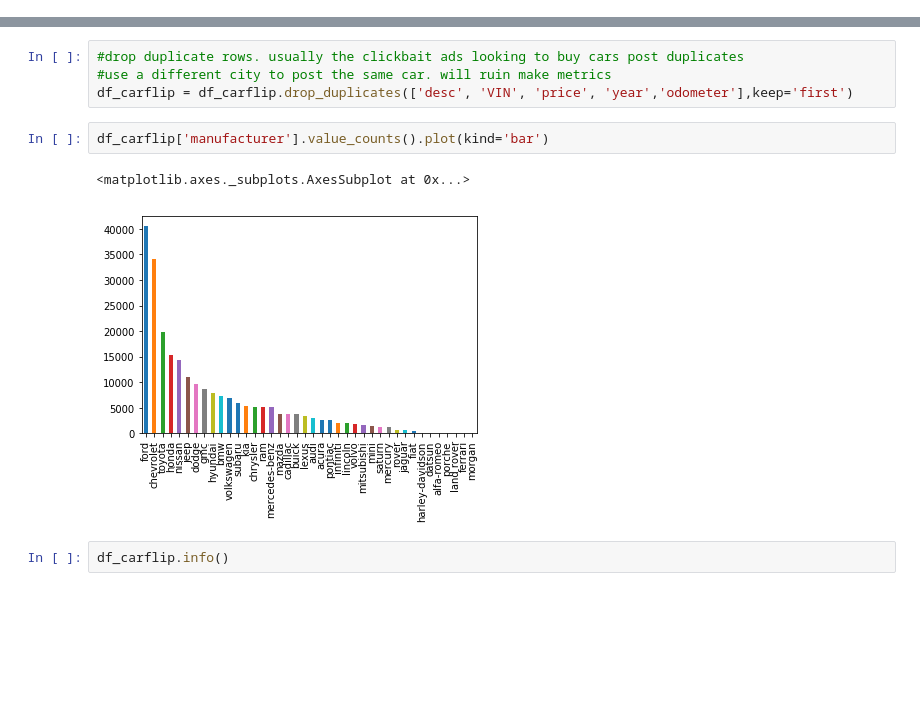
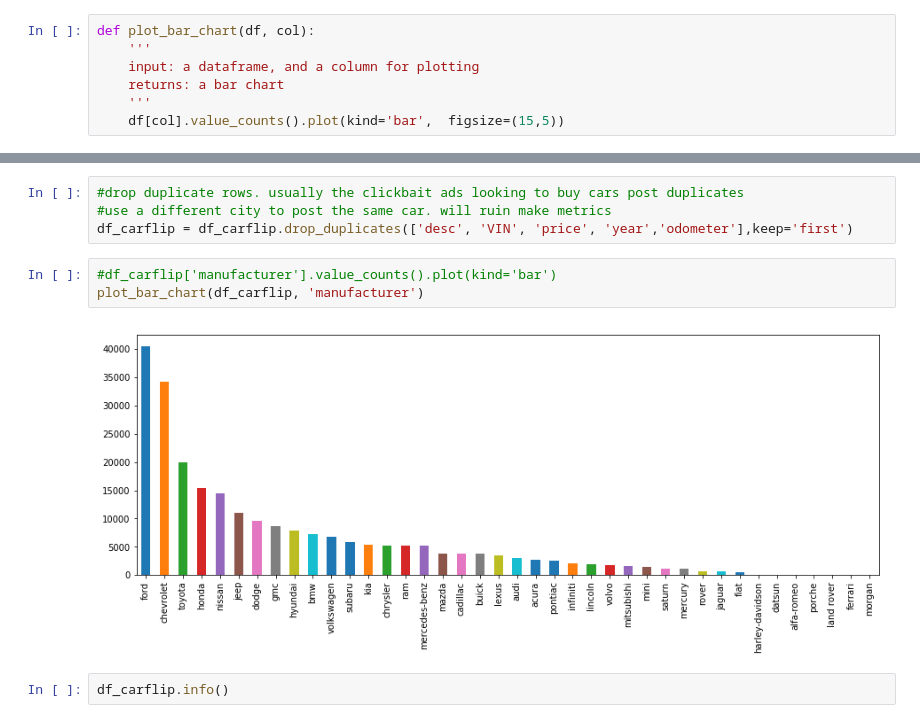
Before and after one commit to victorranu/craigslist-filter, a Jupyter notebook: Art of the Craigslist Car Flipping Deal.ipynb, the cells around one changed output, grey strips where cells are left out. Cells and saved outputs as stored; diff of their text form; blank space fills up the shorter version.

Commit message:
added a function for bar chart plotting

```diff
--- a/Art of the Craigslist Car Flipping Deal.ipynb
+++ b/Art of the Craigslist Car Flipping Deal.ipynb
@@ -54,6 +54,13 @@ import plotly
 plotly.offline.init_notebook_mode()
 # %% [output]
 [interactive output not drawn]
+# %%
+def plot_bar_chart(df, col):
+    '''
+    input: a dataframe, and a column for plotting
+    returns: a bar chart
+    '''
+    df[col].value_counts().plot(kind='bar',  figsize=(15,5))
 # %%
 df = pd.read_csv('craigslistVehicles.csv')
 # %%
@@ -99,10 +106,10 @@ df_carflip.shape
 #use a different city to post the same car. will ruin make metrics
 df_carflip = df_carflip.drop_duplicates(['desc', 'VIN', 'price', 'year','odometer'],keep='first')
 # %%
-df_carflip['manufacturer'].value_counts().plot(kind='bar')
+#df_carflip['manufacturer'].value_counts().plot(kind='bar')
+plot_bar_chart(df_carflip, 'manufacturer')
 # %% [output]
-<matplotlib.axes._subplots.AxesSubplot at 0x...>
-[figure, old version]
+[figure, new version]
 # %%
 df_carflip.info()
 # %% [output]
```
Also changed, not shown: parts of 3 cells of this notebook.
